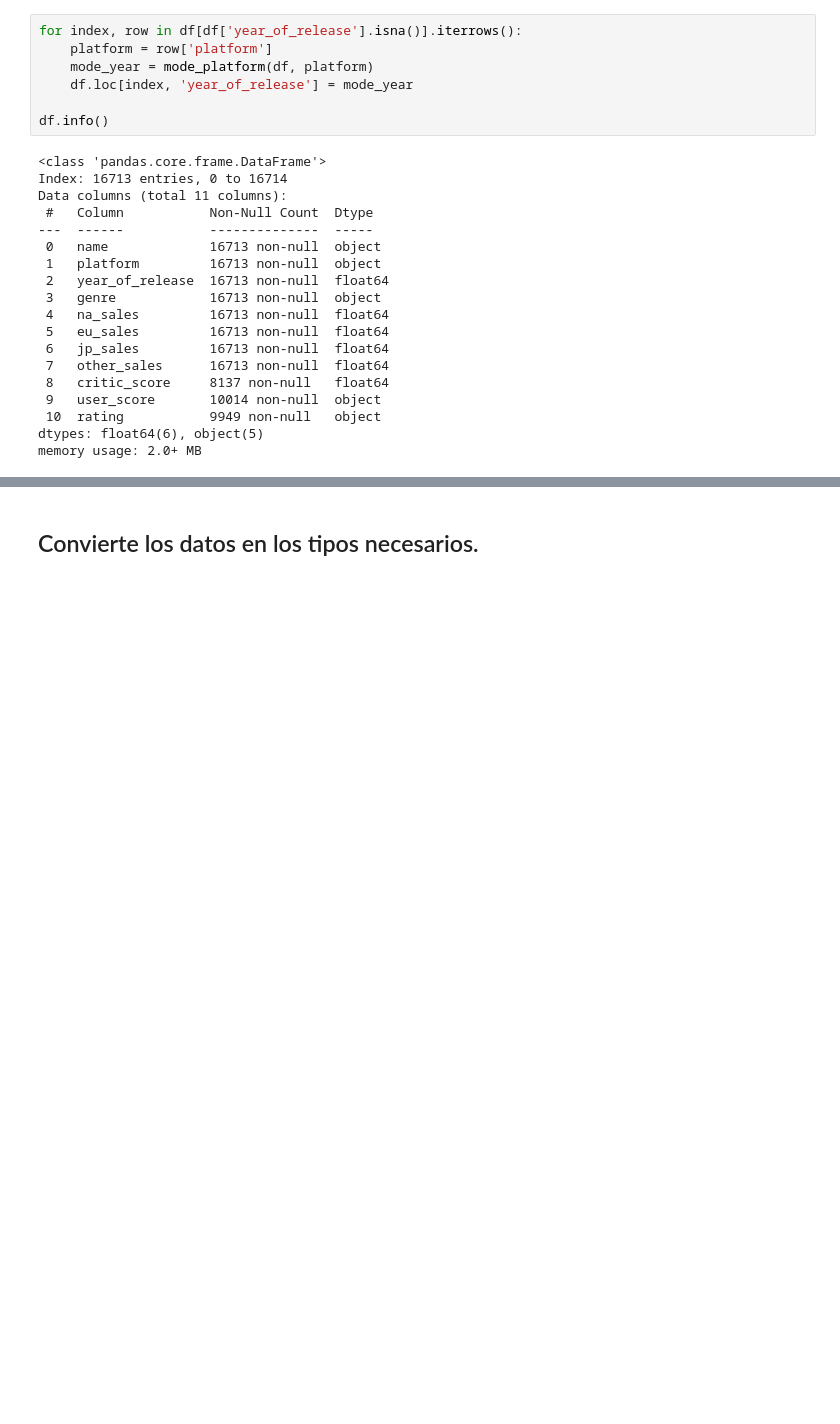
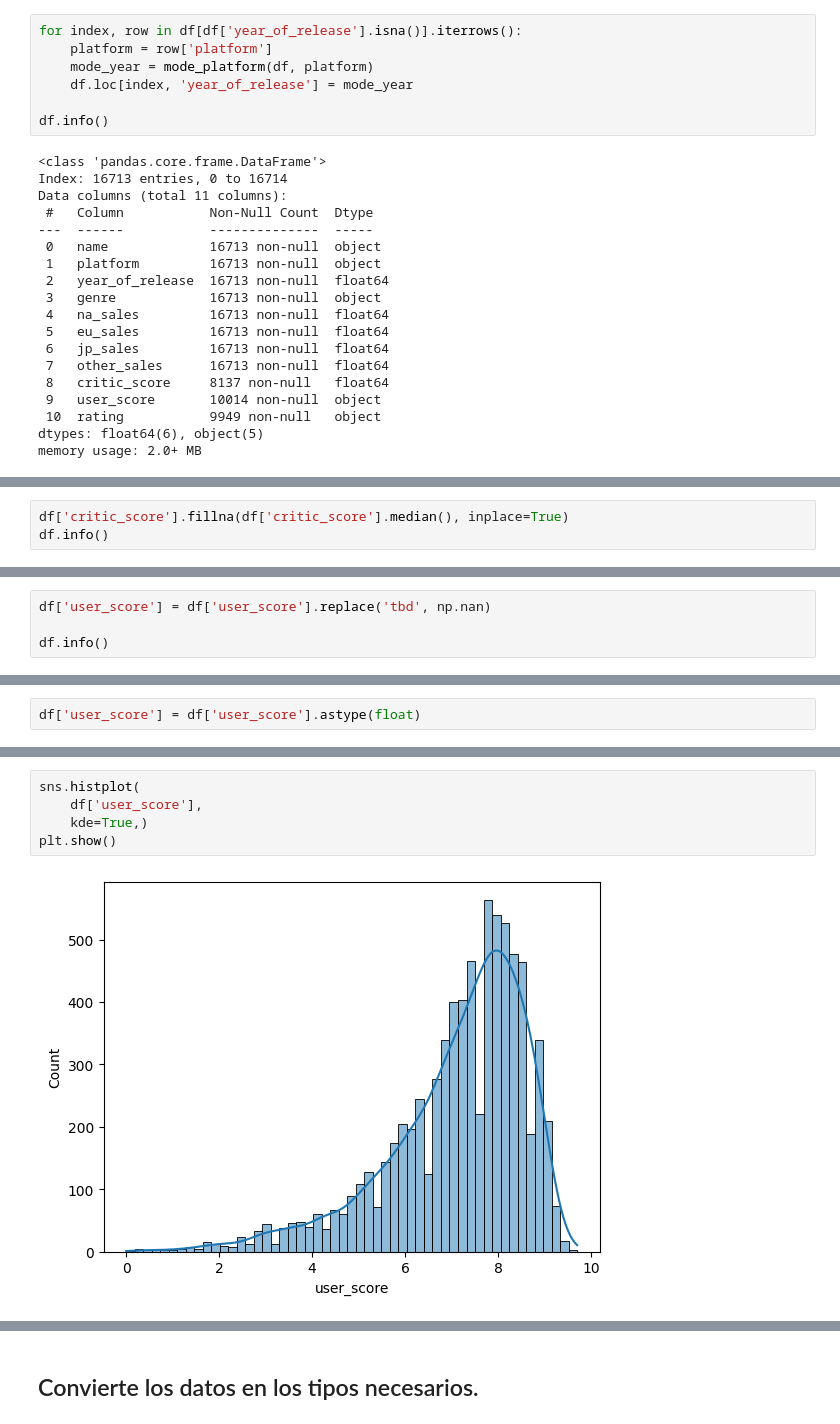
Before and after one commit to Davichobacter/data_science_tt, a Jupyter notebook: sprint_6/notebook.ipynb, the cells around one changed output, grey strips where cells are left out. Cells and saved outputs as stored; diff of their text form; blank space fills up the shorter version.

```diff
--- a/sprint_6/notebook.ipynb
+++ b/sprint_6/notebook.ipynb
@@ -241,0 +274,3 @@ df.sample(15)
+# %%
+df['critic_score'].fillna(df['critic_score'].median(), inplace=True)
+df.info()
@@ -241,0 +335,4 @@ df.sample(15)
+# %%
+df['user_score'] = df['user_score'].replace('tbd', np.nan)
+
+df.info()
@@ -241,0 +358,2 @@ df.sample(15)
+# %%
+df['user_score'] = df['user_score'].astype(float)
@@ -241,0 +373,7 @@ df.sample(15)
+# %%
+sns.histplot(
+    df['user_score'],
+    kde=True,)
+plt.show()
+# %% [output]
+[figure, added]
```
Also changed, not shown: parts of 24 cells of this notebook.
